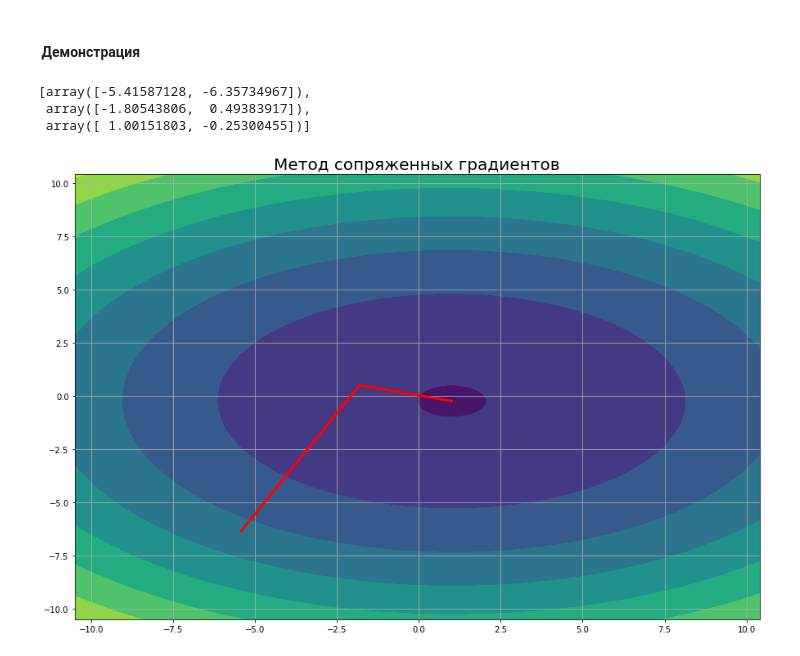
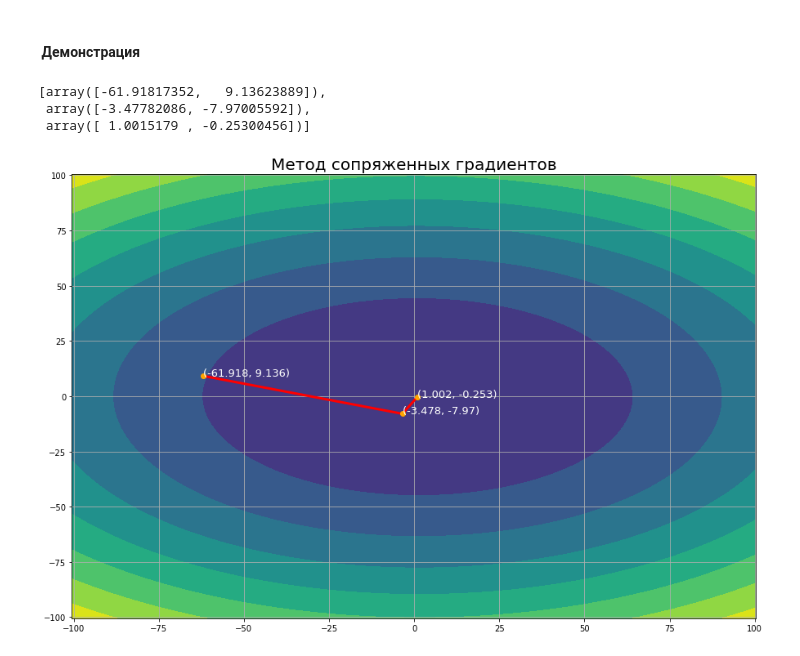
Before and after one commit to asovchar/optimization-methods, a Jupyter notebook: lab4.ipynb, the cells around one changed output. Drawn from its saved outputs; the diff is of its cells as text; code cells hidden in the pictures.

```diff
--- a/lab4.ipynb
+++ b/lab4.ipynb
@@ -97,7 +95,7 @@ def run(start, error=1e-6):
 # %% [markdown]
 ####  Демонстрация
 # %%
-size = 10
+size = 100
 start_point = 2*size*(np.random.random(2) - 0.5)
 e = 1e-6
 # %%
@@ -105,17 +103,20 @@ res = run(start_point, e)
 # %%
 pprint(res)
 # %% [output]
-[array([-5.41587128, -6.35734967]),
- array([-1.80543806,  0.49383917]),
- array([ 1.00151803, -0.25300455])]
+[array([-61.91817352,   9.13623889]),
+ array([-3.47782086, -7.97005592]),
+ array([ 1.0015179 , -0.25300456])]
 # %%
 temp = np.arange(-1*size-0.5, size+0.5, 0.1)
 a, b = np.meshgrid(temp, temp)
 c = f((a, b))
 plt.contourf(a, b, c)
 plt.grid()
 plt.plot([i[0] for i in res], [i[1] for i in res], linewidth=3, color='red')
+plt.plot([i[0] for i in res], [i[1] for i in res], 'o', color='orange')
+for i in res:
+    plt.text(i[0], i[1], f'({round(i[0], 3)}, {round(i[1], 3)})', color='white', fontsize=13)
 plt.gca().set_title(f'Метод сопряженных градиентов', fontsize=20)
 plt.show()
 # %% [output]
-[figure, old version]
+[figure, new version]
```
Also changed, not shown: parts of 1 cell of this notebook, 4 other files.
